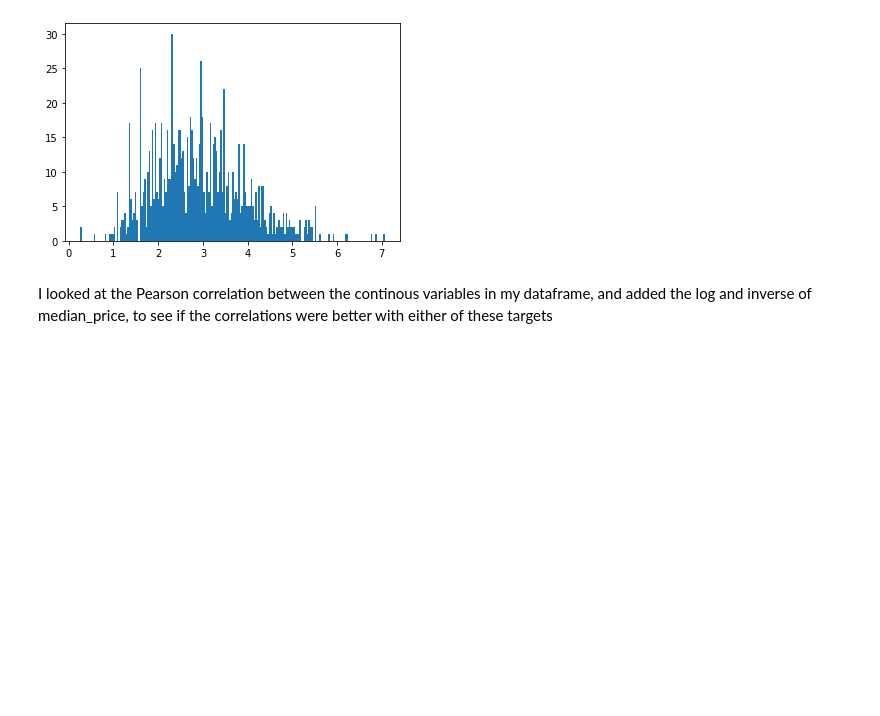
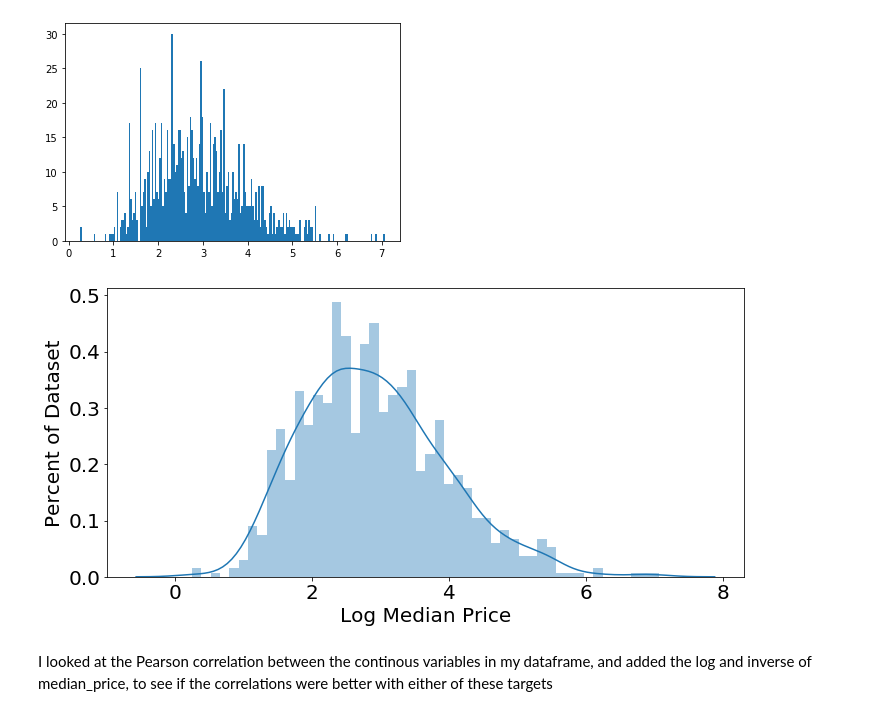
Before and after one commit to Beth526/metis_project2, a Jupyter notebook: Project_2-Copy2.ipynb, the cells around one changed output. Cells and saved outputs as stored; diff of their text form; code cells hidden in the pictures; blank space fills up the shorter version.

```diff
--- a/Project_2-Copy2.ipynb
+++ b/Project_2-Copy2.ipynb
@@ -128,6 +157,19 @@ plt.hist(1/df['median_price'],bins=200);
 plt.hist(np.log(df['median_price']),bins=200);
 # %% [output]
 [figure]
+# %%
+plt.figure(figsize=(10,5))
+sns.distplot(np.log(df['median_price']),bins=50)
+
+plt.xlabel('Log Median Price', fontsize=20)
+plt.xticks(fontsize=20)
+plt.ylabel('Percent of Dataset', fontsize=20)
+plt.yticks(fontsize=20);
+
+plt.tight_layout()
+plt.savefig('Log Median Price Dist.tiff')
+# %% [output]
+[figure, added]
 # %% [markdown]
 I looked at the Pearson correlation between the continous variables in my dataframe, and added the log and inverse of median_price, to see if the correlations were better with either of these targets
 # %%
```
Also changed, not shown: parts of 29 cells of this notebook, 24 other files.
